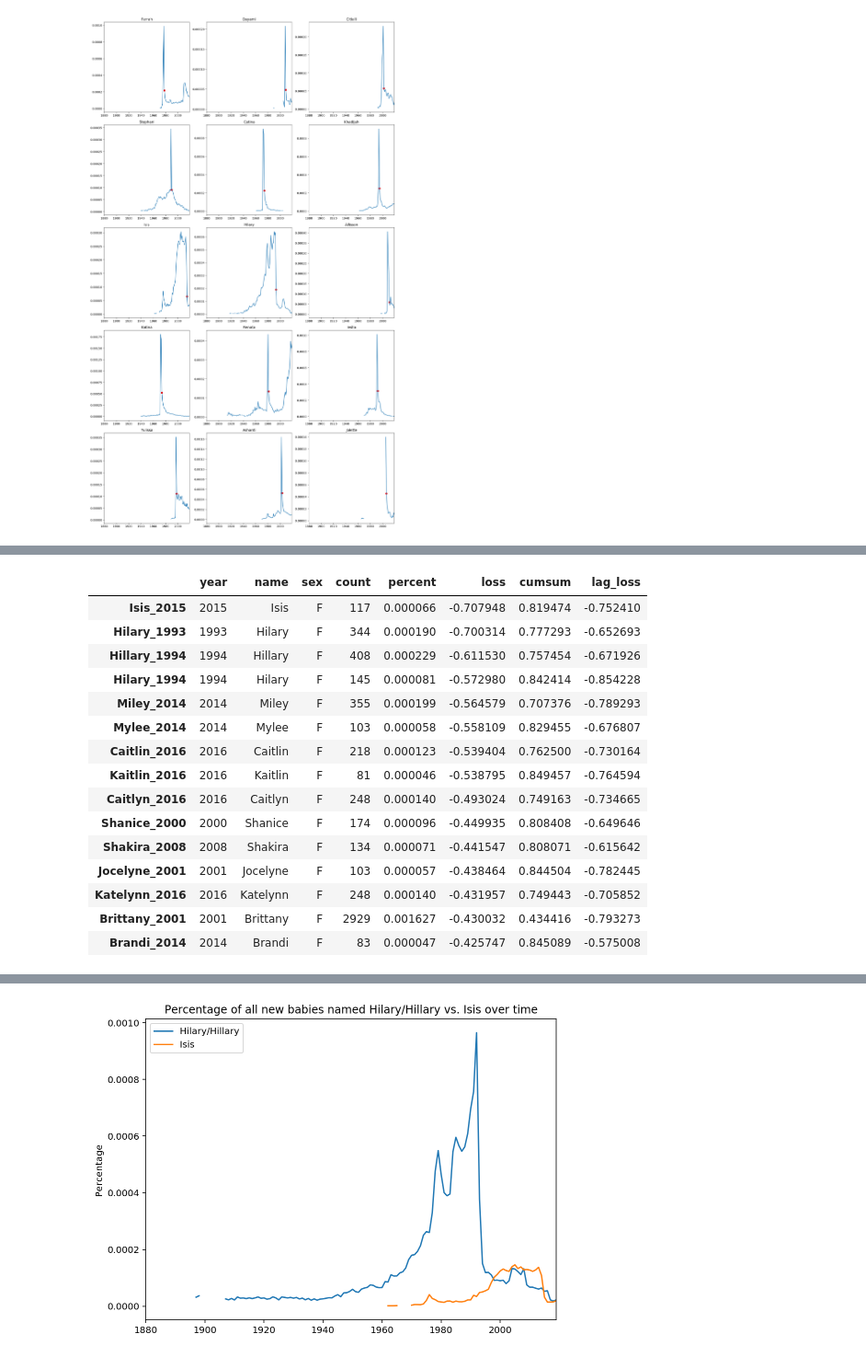
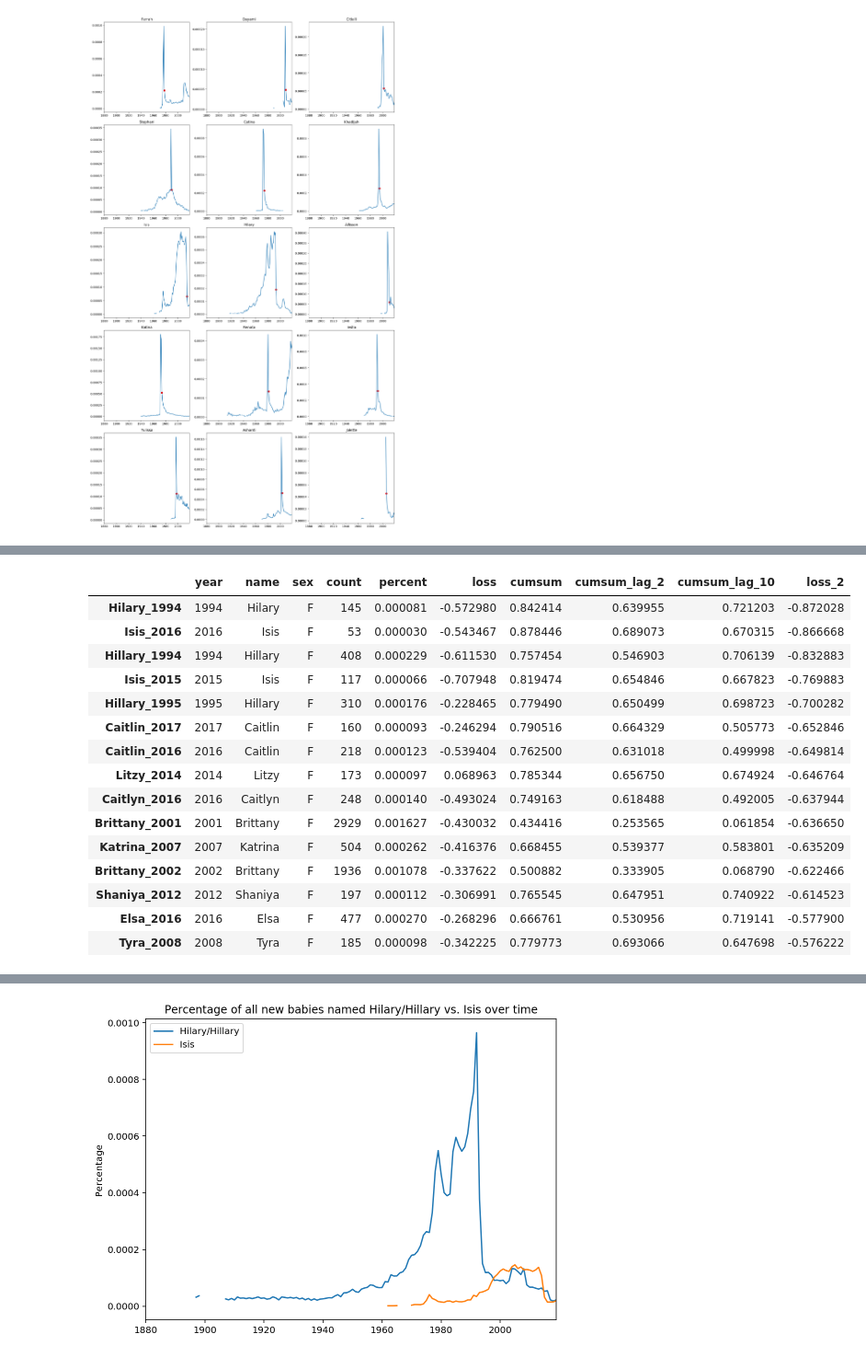
Before and after one commit to williecostello/MostPoisonedName2020, a Jupyter notebook: mostpoisonedname.ipynb, the cells around one changed output, grey strips where cells are left out. Shown at 92% size. Saved outputs shown, nothing was run; the diff lists cells and outputs as text; code cells hidden in the pictures.

```diff
--- a/mostpoisonedname.ipynb
+++ b/mostpoisonedname.ipynb
@@ -448,14 +458,37 @@ Truly poisoned names, in contrast, will see a steep drop in popularity in their
 
 Let's add in these data points and see how our results improve.
+# %%
+# Add columns listing each name's cumulative sum value from two & ten years prior
+
+# Create a pivot table listing the cumulative sum of each name for each year
+df_f_cumsum_pivot = pd.pivot_table(df_f_all, values='cumsum', index='year', columns='name')
+
+# Change value to name's cumulative sum value from two / ten years prior
+df_f_cumsum_pivot_lag_2 = df_f_cumsum_pivot.shift(periods=2)
+df_f_cumsum_pivot_lag_10 = df_f_cumsum_pivot.shift(periods=10)
+
+# Unpivot the 2- / 10-years-prior cumulative sum dataframes
+df_f_cumsum_lag_2 = df_f_cumsum_pivot_lag_2.reset_index().melt(id_vars='year', value_name='cumsum_lag_2')
+df_f_cumsum_lag_10 = df_f_cumsum_pivot_lag_10.reset_index().melt(id_vars='year', value_name='cumsum_lag_10')
+
+# Combine these dataframes into a single dataframe
+df_c = df_f_cumsum_lag_2.copy()
+df_c['cumsum_lag_10'] = df_f_cumsum_lag_10['cumsum_lag_10']
+
+# Change the index of this dataframe to each row's name/year pair
+df_c.index = df_c['name'] + '_' + df_c['year'].astype(str)
+
+# Join new columns to master dataframe
+df_f_all = df_f_all.join(df_c[['cumsum_lag_2', 'cumsum_lag_10']])
 # %%
-# Calculate the 5-year percent change in yearly percentage
-df_f_pctchg_5 = df_f_pcts.pct_change(periods=5)
+# Calculate the 2-year percent change in yearly percentage
+df_f_pctchg_2 = df_f_pcts.pct_change(periods=2)
 
-# Unpivot the 5-year percent change dataframe
-df_c = df_f_pctchg_5.reset_index().melt(id_vars='year', value_name='lag_loss')
+# Unpivot the 2-year percent change dataframe
+df_d = df_f_pctchg_2.reset_index().melt(id_vars='year', value_name='loss_2')
 
-# Change the index of these dataframe to each row's name/year pair
-df_c.index = df_c['name'] + '_' + df_c['year'].astype(str)
+# Change the index of this dataframe to each row's name/year pair
+df_d.index = df_d['name'] + '_' + df_d['year'].astype(str)
 
 # Join this new column to the master dataframe
-df_f_all = df_f_all.join(df_c['lag_loss'])
+df_f_all = df_f_all.join(df_d['loss_2'])
@@ -465,21 +495,24 @@ df_f_filtered = df_f_all[(df_f_all['cumsum'] <= 0.85) & (df_f_all['lag_loss'] <
+# %%
+# Filter out unpopular & fad names
+df_f_filtered = df_f_all[(df_f_all['cumsum_lag_2'] <= .70) & (df_f_all['cumsum_lag_10'] <= 0.75)]
 # %%
 # Sort dataframe by percent change
-df_f_filtered.sort_values('loss').head(15)
+df_f_filtered.sort_values('loss_2').head(15)
 # %% [output]
-|  | year | name | sex | count | percent | loss | cumsum | lag_loss |
-| Isis_2015 | 2015 | Isis | F | 117 | 0.000066 | -0.707948 | 0.819474 | -0.752410 |
-| Hilary_1993 | 1993 | Hilary | F | 344 | 0.000190 | -0.700314 | 0.777293 | -0.652693 |
-| Hillary_1994 | 1994 | Hillary | F | 408 | 0.000229 | -0.611530 | 0.757454 | -0.671926 |
-| Hilary_1994 | 1994 | Hilary | F | 145 | 0.000081 | -0.572980 | 0.842414 | -0.854228 |
-| Miley_2014 | 2014 | Miley | F | 355 | 0.000199 | -0.564579 | 0.707376 | -0.789293 |
-| Mylee_2014 | 2014 | Mylee | F | 103 | 0.000058 | -0.558109 | 0.829455 | -0.676807 |
-| Caitlin_2016 | 2016 | Caitlin | F | 218 | 0.000123 | -0.539404 | 0.762500 | -0.730164 |
-| Kaitlin_2016 | 2016 | Kaitlin | F | 81 | 0.000046 | -0.538795 | 0.849457 | -0.764594 |
-| Caitlyn_2016 | 2016 | Caitlyn | F | 248 | 0.000140 | -0.493024 | 0.749163 | -0.734665 |
-| Shanice_2000 | 2000 | Shanice | F | 174 | 0.000096 | -0.449935 | 0.808408 | -0.649646 |
-| Shakira_2008 | 2008 | Shakira | F | 134 | 0.000071 | -0.441547 | 0.808071 | -0.615642 |
-| Jocelyne_2001 | 2001 | Jocelyne | F | 103 | 0.000057 | -0.438464 | 0.844504 | -0.782445 |
-| Katelynn_2016 | 2016 | Katelynn | F | 248 | 0.000140 | -0.431957 | 0.749443 | -0.705852 |
-| Brittany_2001 | 2001 | Brittany | F | 2929 | 0.001627 | -0.430032 | 0.434416 | -0.793273 |
-| Brandi_2014 | 2014 | Brandi | F | 83 | 0.000047 | -0.425747 | 0.845089 | -0.575008 |
+|  | year | name | sex | count | percent | loss | cumsum | cumsum_lag_2 | cumsum_lag_10 | loss_2 |
+| Hilary_1994 | 1994 | Hilary | F | 145 | 0.000081 | -0.572980 | 0.842414 | 0.639955 | 0.721203 | -0.872028 |
+| Isis_2016 | 2016 | Isis | F | 53 | 0.000030 | -0.543467 | 0.878446 | 0.689073 | 0.670315 | -0.866668 |
+| Hillary_1994 | 1994 | Hillary | F | 408 | 0.000229 | -0.611530 | 0.757454 | 0.546903 | 0.706139 | -0.832883 |
+| Isis_2015 | 2015 | Isis | F | 117 | 0.000066 | -0.707948 | 0.819474 | 0.654846 | 0.667823 | -0.769883 |
+| Hillary_1995 | 1995 | Hillary | F | 310 | 0.000176 | -0.228465 | 0.779490 | 0.650499 | 0.698723 | -0.700282 |
+| Caitlin_2017 | 2017 | Caitlin | F | 160 | 0.000093 | -0.246294 | 0.790516 | 0.664329 | 0.505773 | -0.652846 |
+| Caitlin_2016 | 2016 | Caitlin | F | 218 | 0.000123 | -0.539404 | 0.762500 | 0.631018 | 0.499998 | -0.649814 |
+| Litzy_2014 | 2014 | Litzy | F | 173 | 0.000097 | 0.068963 | 0.785344 | 0.656750 | 0.674924 | -0.646764 |
+| Caitlyn_2016 | 2016 | Caitlyn | F | 248 | 0.000140 | -0.493024 | 0.749163 | 0.618488 | 0.492005 | -0.637944 |
+| Brittany_2001 | 2001 | Brittany | F | 2929 | 0.001627 | -0.430032 | 0.434416 | 0.253565 | 0.061854 | -0.636650 |
+| Katrina_2007 | 2007 | Katrina | F | 504 | 0.000262 | -0.416376 | 0.668455 | 0.539377 | 0.583801 | -0.635209 |
+| Brittany_2002 | 2002 | Brittany | F | 1936 | 0.001078 | -0.337622 | 0.500882 | 0.333905 | 0.068790 | -0.622466 |
+| Shaniya_2012 | 2012 | Shaniya | F | 197 | 0.000112 | -0.306991 | 0.765545 | 0.647951 | 0.740922 | -0.614523 |
+| Elsa_2016 | 2016 | Elsa | F | 477 | 0.000270 | -0.268296 | 0.666761 | 0.530956 | 0.719141 | -0.577900 |
+| Tyra_2008 | 2008 | Tyra | F | 185 | 0.000098 | -0.342225 | 0.779773 | 0.693066 | 0.647698 | -0.576222 |
 # %%
```
Also changed, not shown: parts of 13 cells of this notebook.
